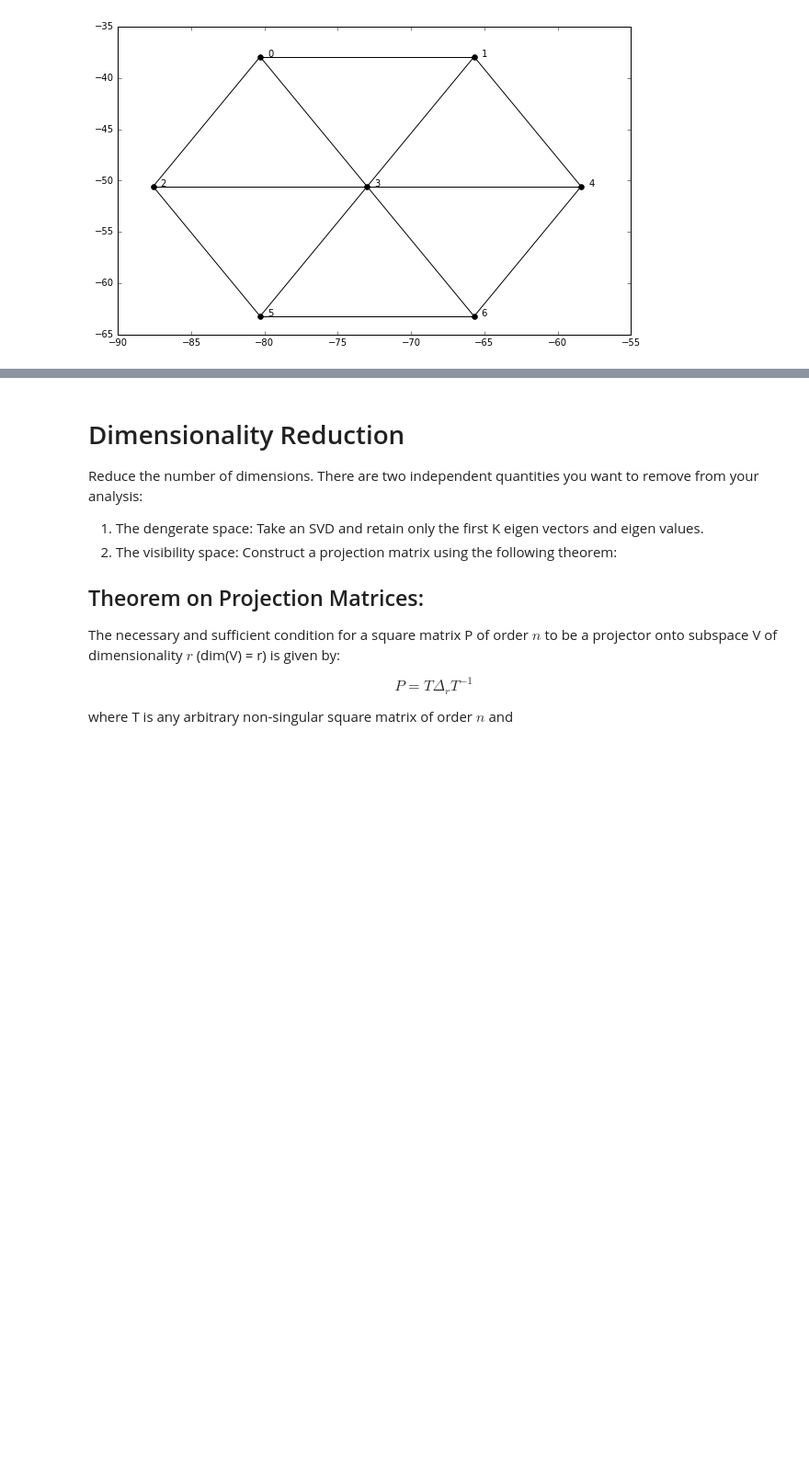
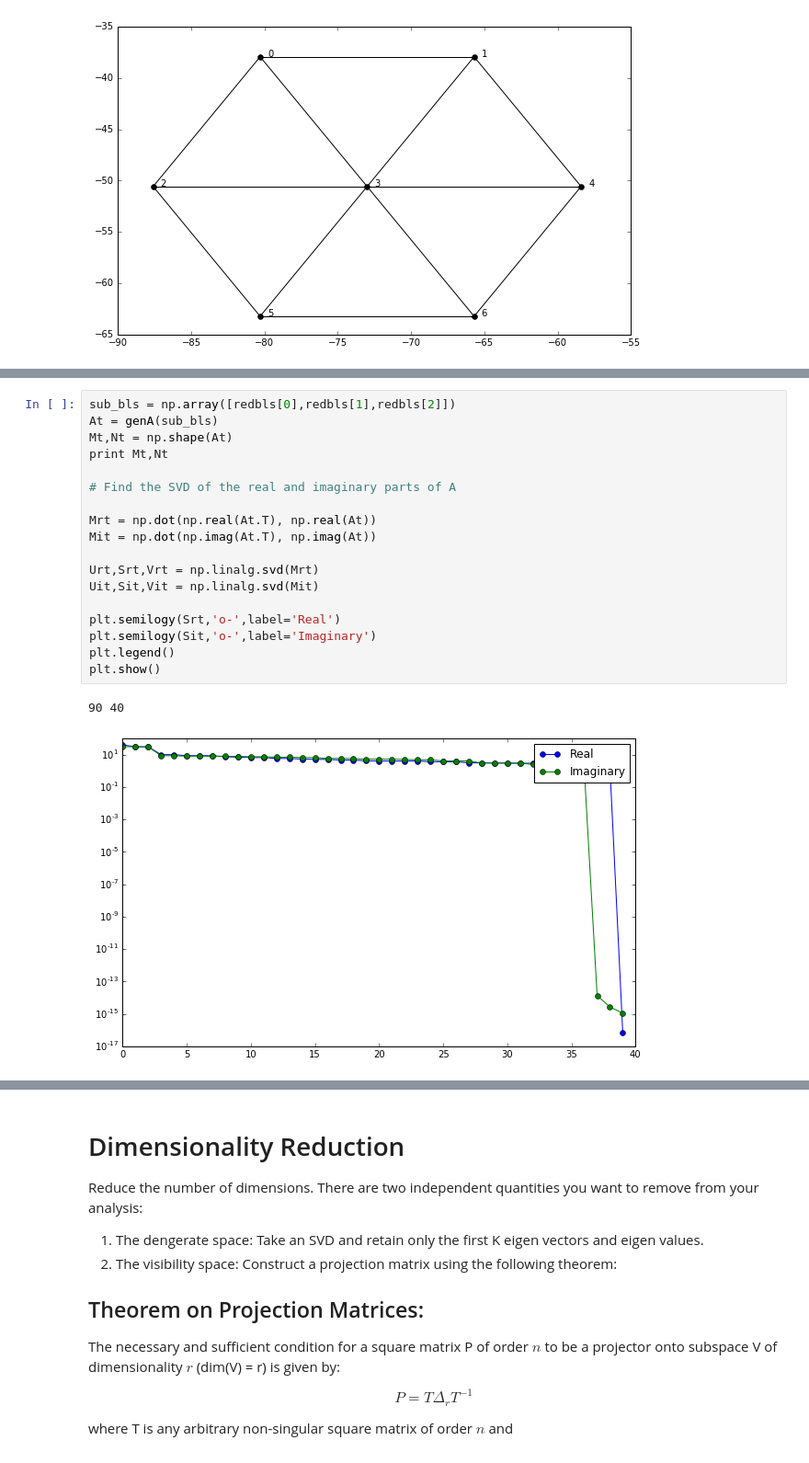
Before and after one commit to dgorthi/Notes, a Jupyter notebook: Array Configurations.ipynb, the cells around one changed output, grey strips where cells are left out. Shown at 92% size. Cells and saved outputs as stored; diff of their text form; blank space fills up the shorter version.

```diff
--- a/Array Configurations.ipynb
+++ b/Array Configurations.ipynb
@@ -121,0 +136,21 @@ False
+# %%
+sub_bls = np.array([redbls[0],redbls[1],redbls[2]])
+At = genA(sub_bls)
+Mt,Nt = np.shape(At)
+print Mt,Nt
+
+# Find the SVD of the real and imaginary parts of A
+
+Mrt = np.dot(np.real(At.T), np.real(At))
+Mit = np.dot(np.imag(At.T), np.imag(At))
+
+Urt,Srt,Vrt = np.linalg.svd(Mrt)
+Uit,Sit,Vit = np.linalg.svd(Mit)
+
+plt.semilogy(Srt,'o-',label='Real')
+plt.semilogy(Sit,'o-',label='Imaginary')
+plt.legend()
+plt.show()
+# %% [output]
+90 40
+[figure, added]
```
Also changed, not shown: parts of 13 cells of this notebook, 1 other file.
